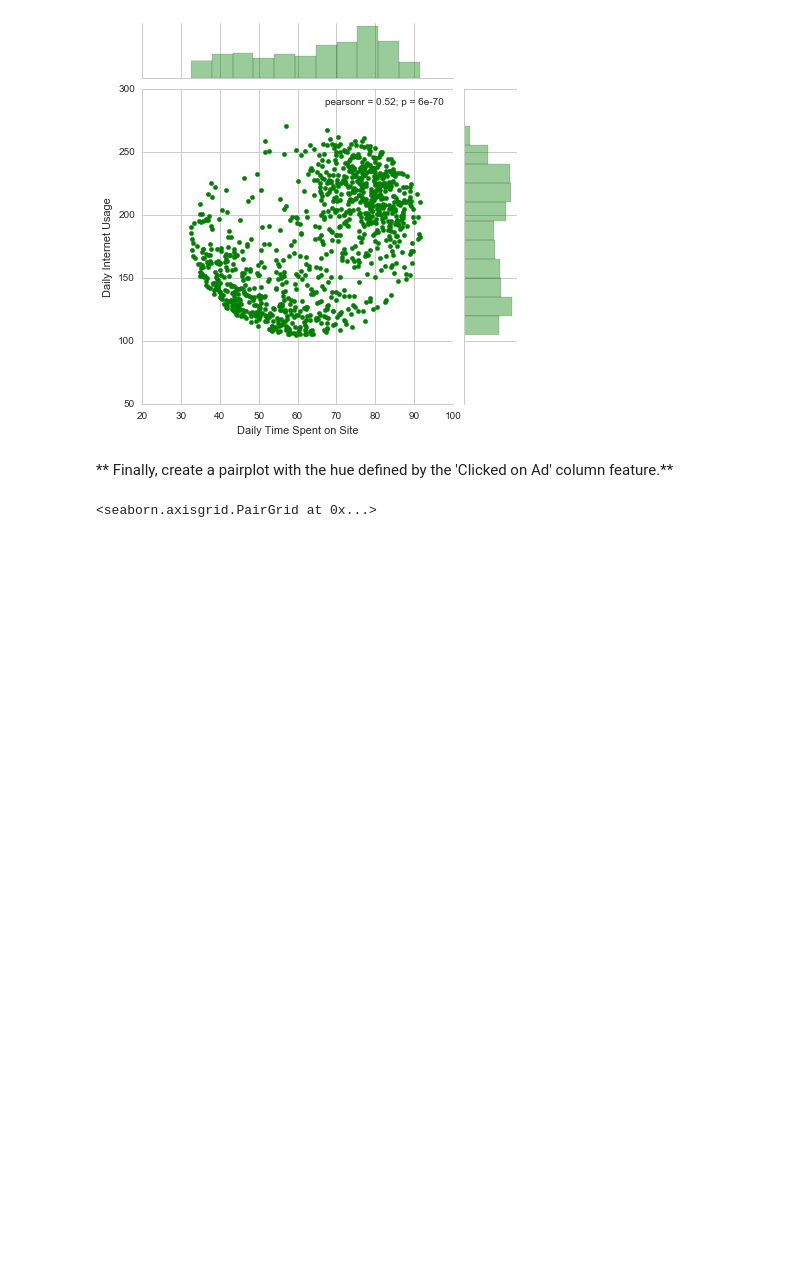
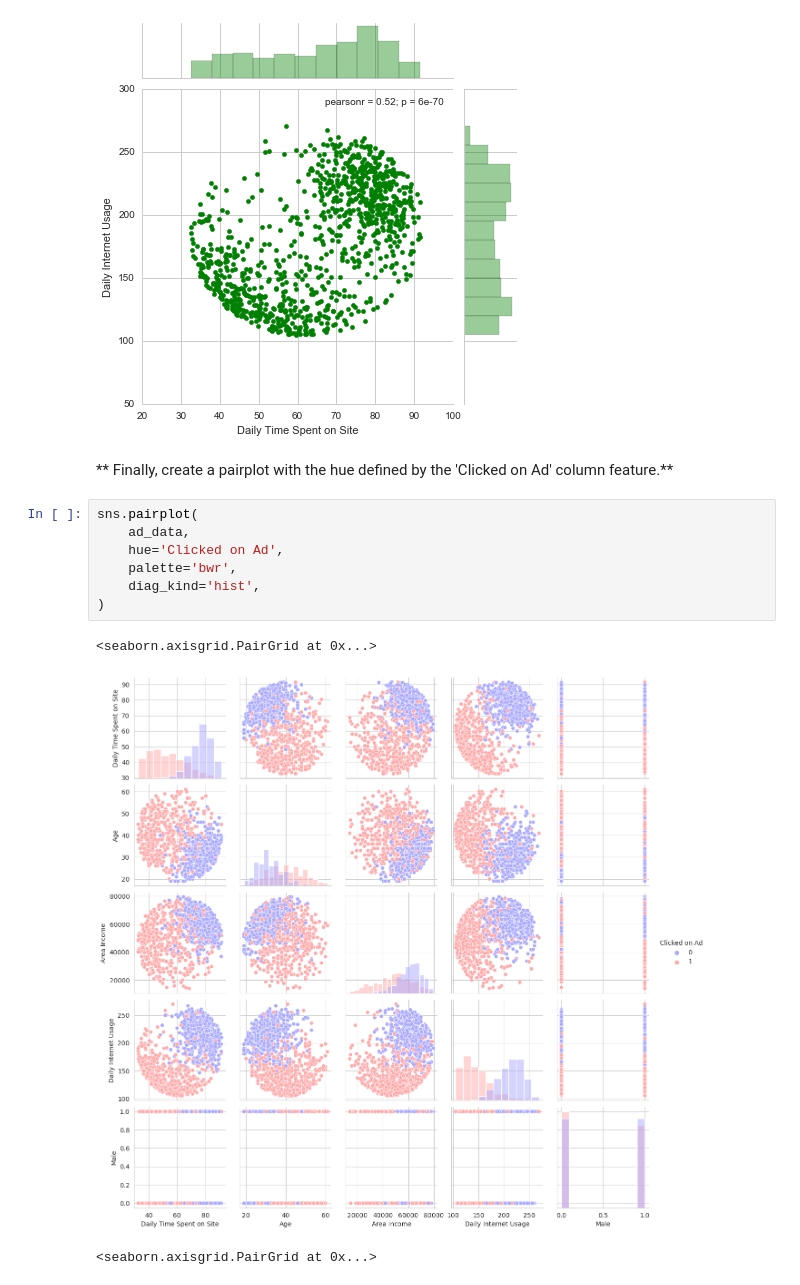
Before and after one commit to LuisReyes98/udemy-machine-learning, a Jupyter notebook: 13-Logistic-Regression/02-Logistic Regression Project.ipynb, the cells around one changed output. Drawn from its saved outputs; the diff is of its cells as text; blank space fills up the shorter version.

```diff
--- a/13-Logistic-Regression/02-Logistic Regression Project.ipynb
+++ b/13-Logistic-Regression/02-Logistic Regression Project.ipynb
@@ -142,6 +142,16 @@ sns.jointplot(
 [figure]
 # %% [markdown]
 ** Finally, create a pairplot with the hue defined by the 'Clicked on Ad' column feature.**
+# %%
+sns.pairplot(
+    ad_data,
+    hue='Clicked on Ad',
+    palette='bwr',
+    diag_kind='hist',
+)
+# %% [output]
+<seaborn.axisgrid.PairGrid at 0x...>
+[figure, added]
 # %%
 # %% [output]
 <seaborn.axisgrid.PairGrid at 0x...>
```
Also changed, not shown: parts of 21 cells of this notebook.
